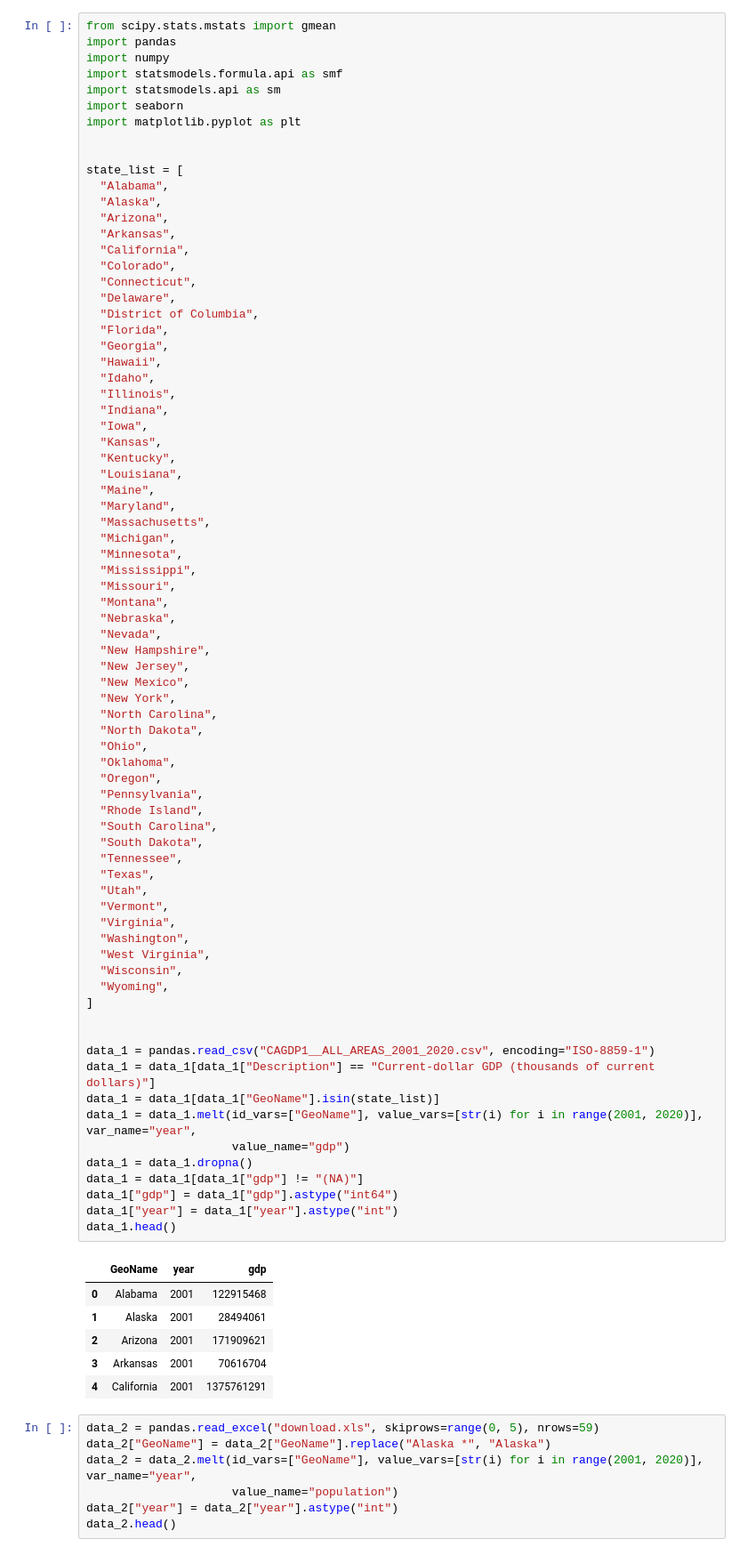
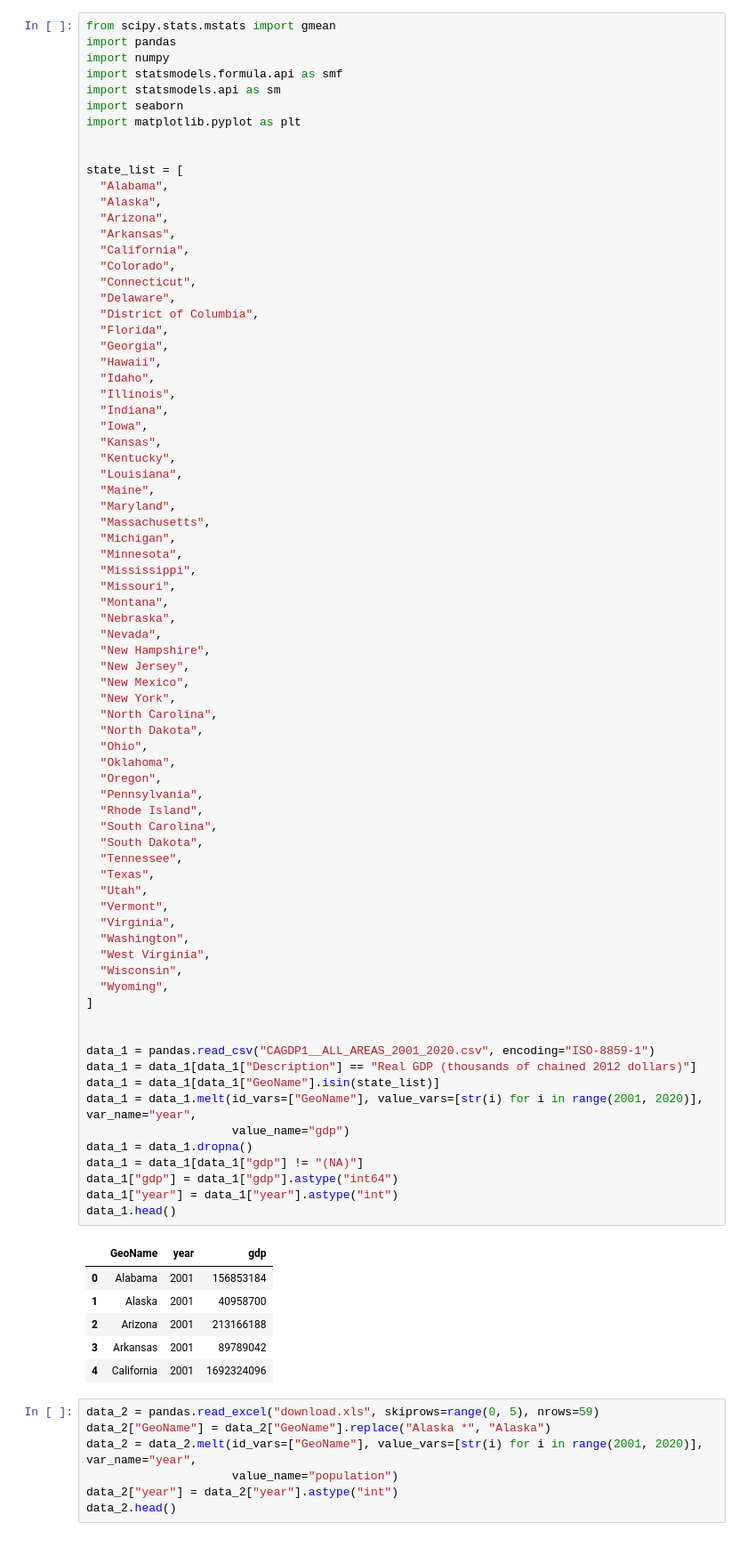
Before and after one commit to pesikj/macroeconomic-analysis, a Jupyter notebook: presentation_04.ipynb, the cells around one changed output. Shown: that part at 89% size. Drawn from its saved outputs; the diff is of its cells as text.

```diff
--- a/presentation_04.ipynb
+++ b/presentation_04.ipynb
@@ -47,39 +47,39 @@ state_list = [
   "Ohio",
   "Oklahoma",
   "Oregon",
   "Pennsylvania",
   "Rhode Island",
   "South Carolina",
   "South Dakota",
   "Tennessee",
   "Texas",
   "Utah",
   "Vermont",
   "Virginia",
   "Washington",
   "West Virginia",
   "Wisconsin",
   "Wyoming",
 ]
 
 
 data_1 = pandas.read_csv("CAGDP1__ALL_AREAS_2001_2020.csv", encoding="ISO-8859-1")
-data_1 = data_1[data_1["Description"] == "Current-dollar GDP (thousands of current dollars)"]
+data_1 = data_1[data_1["Description"] == "Real GDP (thousands of chained 2012 dollars)"]
 data_1 = data_1[data_1["GeoName"].isin(state_list)]
 data_1 = data_1.melt(id_vars=["GeoName"], value_vars=[str(i) for i in range(2001, 2020)], var_name="year",
                      value_name="gdp")
 data_1 = data_1.dropna()
 data_1 = data_1[data_1["gdp"] != "(NA)"]
 data_1["gdp"] = data_1["gdp"].astype("int64")
 data_1["year"] = data_1["year"].astype("int")
 data_1.head()
 # %% [output]
 |  | GeoName | year | gdp |
-| 0 | Alabama | 2001 | 122915468 |
-| 1 | Alaska | 2001 | 28494061 |
-| 2 | Arizona | 2001 | 171909621 |
-| 3 | Arkansas | 2001 | 70616704 |
-| 4 | California | 2001 | 1375761291 |
+| 0 | Alabama | 2001 | 156853184 |
+| 1 | Alaska | 2001 | 40958700 |
+| 2 | Arizona | 2001 | 213166188 |
+| 3 | Arkansas | 2001 | 89789042 |
+| 4 | California | 2001 | 1692324096 |
 # %%
 data_2 = pandas.read_excel("download.xls", skiprows=range(0, 5), nrows=59)
 data_2["GeoName"] = data_2["GeoName"].replace("Alaska *", "Alaska")
```
Also changed, not shown: parts of 7 cells of this notebook, 2 other files.
